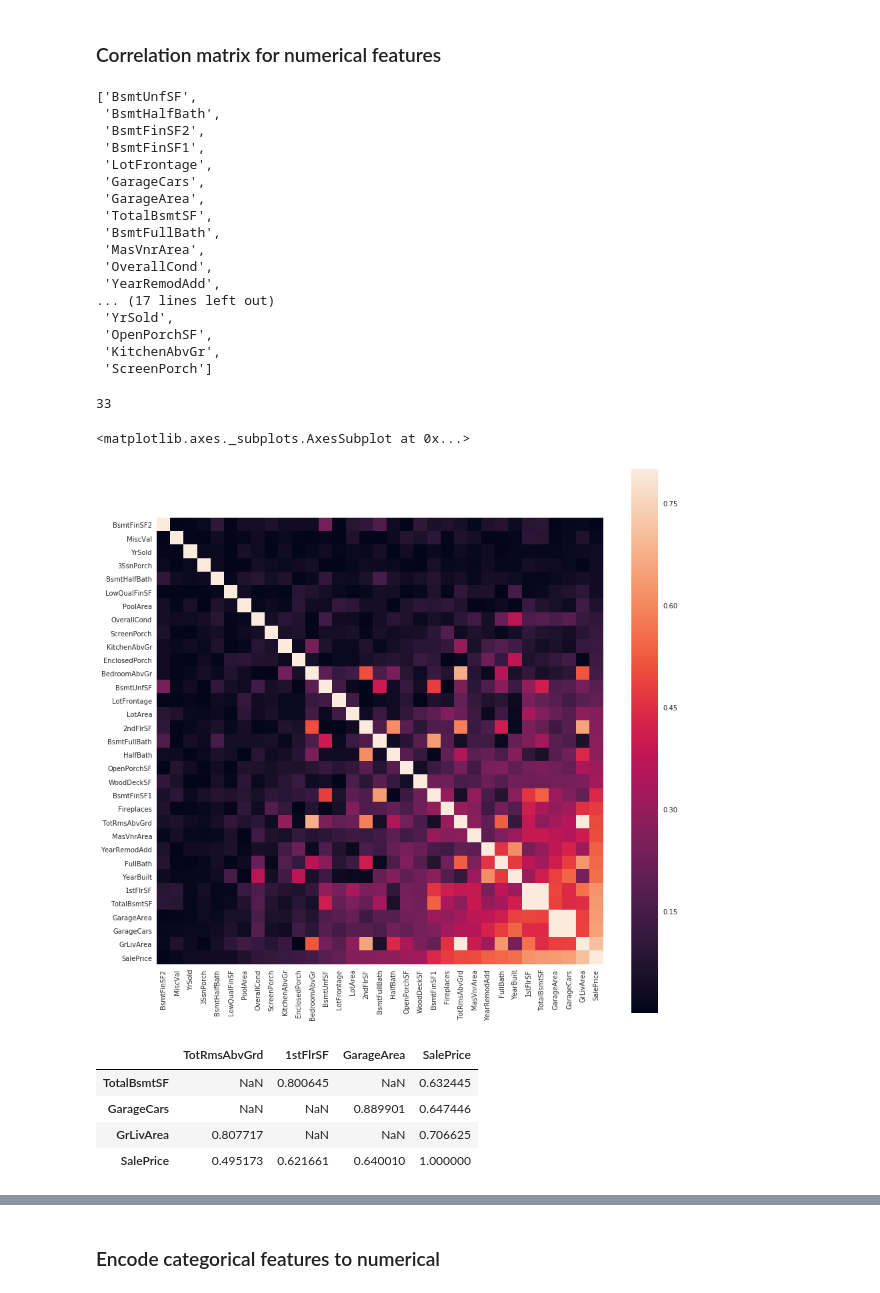
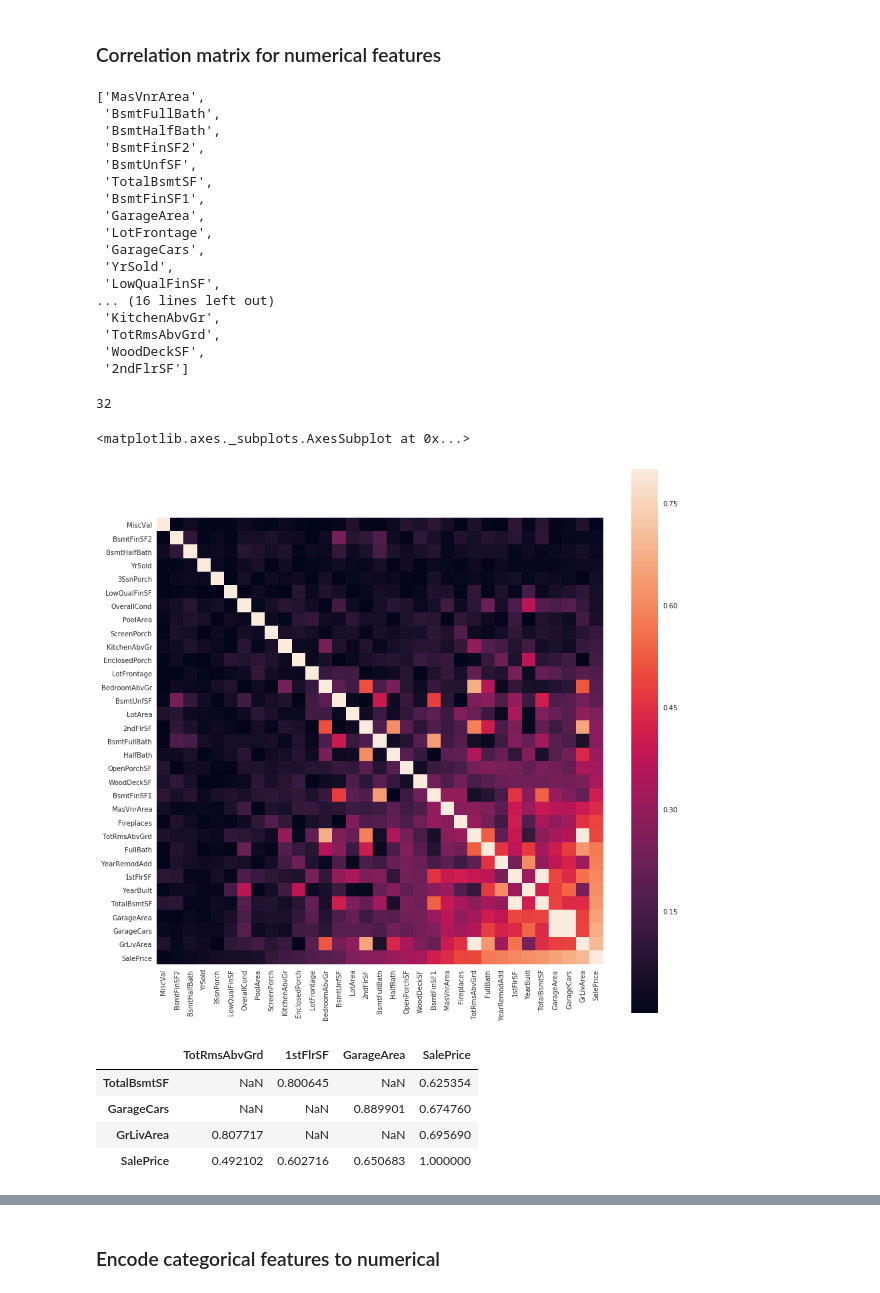
Before and after one commit to spiashko-house-prices/house-prices-notebook, a Jupyter notebook: notebook/data_analise.ipynb, the cells around one changed output, grey strips where cells are left out. Drawn from its saved outputs; the diff is of its cells as text; code cells hidden in the pictures.

```diff
--- a/notebook/data_analise.ipynb
+++ b/notebook/data_analise.ipynb
@@ -59,2 +79,7 @@ sns.distplot(full_frame['SalePrice'], fit=norm);
+# %%
+applyLogTransformForSalePrice = True
+# %%
+if applyLogTransformForSalePrice:
+    full_frame['SalePrice'] = np.log1p(full_frame['SalePrice'])
 # %% [markdown]
 ### Remove bad fields
@@ -64,6 +91,8 @@ features.remove('OverallQual')
 features.remove('KitchenQual')
 features.remove('HeatingQC')
 features.remove('ExterQual')
+# %%
+features.remove('SalePrice')
 # %%
 len(features)
 # %% [output]
@@ -132,39 +160,40 @@ g
 # numerical features list
 numerical
 # %% [output]
-['BsmtUnfSF',
+['MasVnrArea',
+ 'BsmtFullBath',
  'BsmtHalfBath',
  'BsmtFinSF2',
+ 'BsmtUnfSF',
+ 'TotalBsmtSF',
  'BsmtFinSF1',
+ 'GarageArea',
  'LotFrontage',
  'GarageCars',
- 'GarageArea',
- 'TotalBsmtSF',
- 'BsmtFullBath',
- 'MasVnrArea',
- 'OverallCond',
- 'YearRemodAdd',
-... (17 lines left out)
  'YrSold',
- 'OpenPorchSF',
+ 'LowQualFinSF',
+... (16 lines left out)
  'KitchenAbvGr',
- 'ScreenPorch']
+ 'TotRmsAbvGrd',
+ 'WoodDeckSF',
+ '2ndFlrSF']
 # %%
 len(numerical)
 # %% [output]
-33
+32
 # %%
-numerical_df = full_frame[numerical]
+numerical_df = full_frame[numerical + ['SalePrice']].copy(True)
 
 #correlation matrix
 corrmat = numerical_df.corr().abs()
+
 # sort columns in df by SalePrice correlation
 cols = corrmat.sort_values(["SalePrice"])['SalePrice'].index
 # get new correlation matrix with sorted columns
 cm = numerical_df[cols].corr().abs()
 # show plot
 sns.set(rc={'figure.figsize':(15,15)})
 sns.heatmap(cm, vmax=.8, square=True, yticklabels=cols.values, xticklabels=cols.values)
 # %% [output]
 <matplotlib.axes._subplots.AxesSubplot at 0x...>
-[figure, old version]
+[figure, new version]
@@ -171,9 +205,4 @@ sns.heatmap(cm, vmax=.8, square=True, yticklabels=cols.values, xticklabels=cols.
 # %%
-# dealing with features which highly correlated with each other
-
-# features which correlated with each other more then this threshold should be considered to remove
-thresh = 0.7
-
 # mask to go through only under diagonal triangle
 mask = np.ones(cm.shape,dtype='bool')
 mask[np.triu_indices(len(cm))] = False
@@ -184,7 +213,7 @@ highly_corr_cm['SalePrice'] = cm['SalePrice'][highly_corr_cm.index]
 highly_corr_cm
 # %% [output]
 |  | TotRmsAbvGrd | 1stFlrSF | GarageArea | SalePrice |
-| TotalBsmtSF | NaN | 0.800645 | NaN | 0.632445 |
-| GarageCars | NaN | NaN | 0.889901 | 0.647446 |
-| GrLivArea | 0.807717 | NaN | NaN | 0.706625 |
-| SalePrice | 0.495173 | 0.621661 | 0.640010 | 1.000000 |
+| TotalBsmtSF | NaN | 0.800645 | NaN | 0.625354 |
+| GarageCars | NaN | NaN | 0.889901 | 0.674760 |
+| GrLivArea | 0.807717 | NaN | NaN | 0.695690 |
+| SalePrice | 0.492102 | 0.602716 | 0.650683 | 1.000000 |
```
Also changed, not shown: parts of 44 cells of this notebook, 1 other file.
